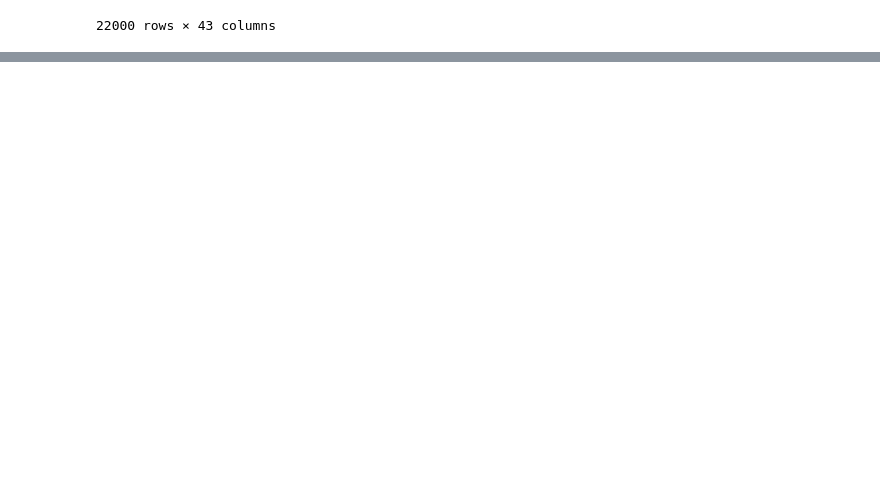
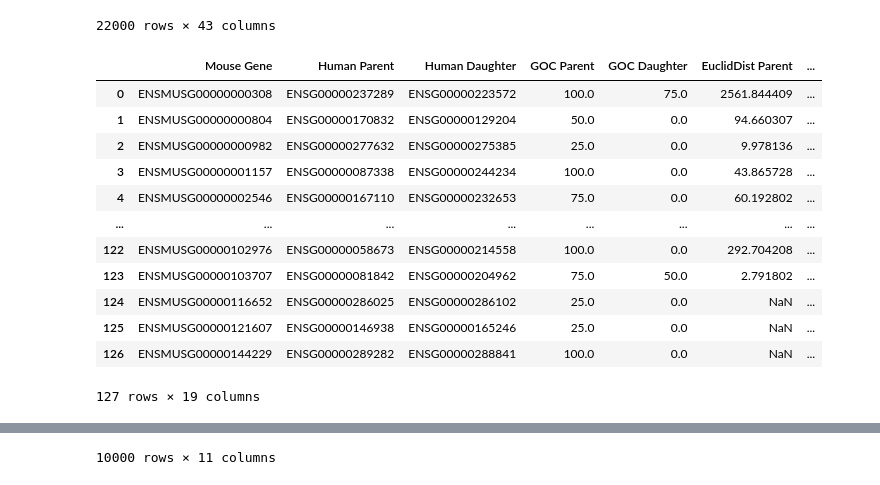
Before and after one commit to AndrewH72/Gene-Duplication, a Jupyter notebook: scripts/createStatsTable.ipynb, the cells around one changed output, grey strips where cells are left out. Cells and saved outputs as stored; diff of their text form; code cells hidden in the pictures; blank space fills up the shorter version.

Commit message:
fixed parental-daughter analysis for removal of retrogenes and enriched GO terms. also added modelevol to ortholog master table to identify neo/subfunctionalization and no changes

```diff
--- a/scripts/createStatsTable.ipynb
+++ b/scripts/createStatsTable.ipynb
@@ -3,27 +3,61 @@
 import pandas as pd
 from scipy import stats
 # %%
+orthoTable = pd.read_parquet("/Users/andrewhsu/Projects/McNair/data/orthologTableDistDupeBioTypeParentalDaughterGOEPExondNdSProtID.parquet")
 randomGenesDF = pd.read_csv("/Users/andrewhsu/Projects/McNair/data/randomGenesTable.csv")
-orthoTable = pd.read_parquet("/Users/andrewhsu/Projects/McNair/data/orthologTableDistDupeBioTypeParentalDaughterGOEPExondNdSProtID.parquet")
 humanParentDaughter = pd.read_parquet("/Users/andrewhsu/Projects/McNair/data/humanParentDaughter.parquet")
 mouseParentDaughter = pd.read_parquet("/Users/andrewhsu/Projects/McNair/data/mouseParentDaughter.parquet")
-parentDaughterDFs = {"Human": humanParentDaughter, "Mouse": mouseParentDaughter}
 
 orthoTable = orthoTable[(orthoTable["Human Gene Type"] == "protein_coding") & (orthoTable["Mouse Gene Type"] == "protein_coding")]
 orthoTableNoRetro = orthoTable[((orthoTable["Number of Human Exons"] != 1) | (orthoTable["Number of Mouse Exons"] != 1))]
 orthoTableNoOverUnderRepresentation = orthoTable[orthoTable["+/-"] == "nan"]
 display(orthoTable)
+
+humanParentDaughter = humanParentDaughter.merge(orthoTable[["Gene stable ID", "+/-", "Number of Human Exons"]], left_on="Human Parent", right_on="Gene stable ID", how="left").drop(columns=["Gene stable ID"]).rename(columns={"Number of Human Exons": "Number of Parental Human Exons", "+/-": "Parent Human +/-"})
+humanParentDaughter = humanParentDaughter.merge(orthoTable[["Gene stable ID", "+/-", "Number of Human Exons"]], left_on="Human Daughter", right_on="Gene stable ID", how="left").drop(columns=["Gene stable ID"]).rename(columns={"Number of Human Exons": "Number of Daughter Human Exons", "+/-": "Daughter Human +/-"})
+mouseParentDaughter = mouseParentDaughter.merge(orthoTable[["Mouse gene stable ID", "+/-", "Number of Mouse Exons"]], left_on="Mouse Parent", right_on="Mouse gene stable ID", how="left").drop(columns=["Mouse gene stable ID"]).rename(columns={"Number of Mouse Exons": "Number of Parental Mouse Exons", "+/-": "Parent Mouse +/-"})
+mouseParentDaughter = mouseParentDaughter.merge(orthoTable[["Mouse gene stable ID", "+/-", "Number of Mouse Exons"]], left_on="Mouse Daughter", right_on="Mouse gene stable ID", how="left").drop(columns=["Mouse gene stable ID"]).rename(columns={"Number of Mouse Exons": "Number of Daughter Mouse Exons", "+/-": "Daughter Mouse +/-"})
+
+humanParentDaughterNoRetro = humanParentDaughter[(humanParentDaughter["Number of Parental Human Exons"] != 1) | (humanParentDaughter["Number of Daughter Human Exons"] != 1)]
+humanParentDaughterNoOverUnderRepresentation = humanParentDaughter[(humanParentDaughter["Parent Human +/-"] != "nan") | (humanParentDaughter["Daughter Human +/-"] == "nan")]
+mouseParentDaughterNoRetro = mouseParentDaughter[(mouseParentDaughter["Number of Parental Mouse Exons"] != 1) | (mouseParentDaughter["Number of Daughter Mouse Exons"] != 1)]
+mouseParentDaughterNoOverUnderRepresentation = mouseParentDaughter[(mouseParentDaughter["Parent Mouse +/-"] != "nan") | (mouseParentDaughter["Daughter Mouse +/-"] == "nan")]
+
+parentDaughterDFs = {"Human": [humanParentDaughter, humanParentDaughterNoRetro, humanParentDaughterNoOverUnderRepresentation], "Mouse": [mouseParentDaughter, mouseParentDaughterNoRetro, mouseParentDaughterNoOverUnderRepresentation]}
+display(humanParentDaughter)
+
+randomGenesDF["Number of Human Exons"] = randomGenesDF["HumanID"].map(orthoTable.set_index("Gene stable ID")["Number of Human Exons"].to_dict())
+randomGenesDF["Number of Mouse Exons"] = randomGenesDF["MouseID"].map(orthoTable.set_index("Mouse gene stable ID")["Number of Mouse Exons"].to_dict())
+randomGenesDF["Human +/-"] = randomGenesDF["HumanID"].map(orthoTable.set_index("Gene stable ID")["+/-"].to_dict())
+randomGenesDF["Mouse +/-"] = randomGenesDF["MouseID"].map(orthoTable.set_index("Mouse gene stable ID")["+/-"].to_dict())
+
+randomGenesNoRetro = randomGenesDF[((randomGenesDF["Number of Human Exons"] != 1) | (randomGenesDF["Number of Mouse Exons"] != 1))]
+randomGenesNoOverUnderRepresentation = randomGenesDF[(randomGenesDF["Human +/-"] == "nan") & (randomGenesDF["Mouse +/-"] == "nan")]
+display(randomGenesDF)
 # %% [output]
 |  | Gene stable ID | Mouse gene stable ID | Mouse homology type | Mouse Gene-order conservation score | EuclidDist | ... |
 | 0 | ENSG00000065135 | ENSMUSG00000000001 | ortholog_one2one | 100.0 | 197.746445 | ... |
 | 1 | ENSG00000093009 | ENSMUSG00000000028 | ortholog_one2one | 100.0 | 24.533616 | ... |
 | 2 | ENSG00000102098 | ENSMUSG00000000037 | ortholog_one2one | 100.0 | 2.084639 | ... |
 | 3 | ENSG00000091583 | ENSMUSG00000000049 | ortholog_one2one | 100.0 | 1776.546401 | ... |
 | 4 | ENSG00000141562 | ENSMUSG00000000056 | ortholog_one2one | 100.0 | 70.950296 | ... |
 | ... | ... | ... | ... | ... | ... | ... |
 | 22117 | ENSG00000182854 | ENSMUSG00000109528 | ortholog_one2one | 50.0 | 0.007129 | ... |
 | 22118 | ENSG00000183303 | ENSMUSG00000109542 | ortholog_one2many | 75.0 | 0.025535 | ... |
 | 22119 | ENSG00000145700 | ENSMUSG00000109561 | ortholog_one2one | 100.0 | 0.362324 | ... |
 | 22120 | ENSG00000181143 | ENSMUSG00000109564 | ortholog_one2one | 75.0 | 11.742337 | ... |
 | 22121 | ENSG00000206113 | ENSMUSG00000109572 | ortholog_one2one | 100.0 | 0.733072 | ... |
 22000 rows × 43 columns
+|  | Mouse Gene | Human Parent | Human Daughter | GOC Parent | GOC Daughter | EuclidDist Parent | ... |
+| 0 | ENSMUSG00000000308 | ENSG00000237289 | ENSG00000223572 | 100.0 | 75.0 | 2561.844409 | ... |
+| 1 | ENSMUSG00000000804 | ENSG00000170832 | ENSG00000129204 | 50.0 | 0.0 | 94.660307 | ... |
+| 2 | ENSMUSG00000000982 | ENSG00000277632 | ENSG00000275385 | 25.0 | 0.0 | 9.978136 | ... |
+| 3 | ENSMUSG00000001157 | ENSG00000087338 | ENSG00000244234 | 100.0 | 0.0 | 43.865728 | ... |
+| 4 | ENSMUSG00000002546 | ENSG00000167110 | ENSG00000232653 | 75.0 | 0.0 | 60.192802 | ... |
+| ... | ... | ... | ... | ... | ... | ... | ... |
+| 122 | ENSMUSG00000102976 | ENSG00000058673 | ENSG00000214558 | 100.0 | 0.0 | 292.704208 | ... |
+| 123 | ENSMUSG00000103707 | ENSG00000081842 | ENSG00000204962 | 75.0 | 50.0 | 2.791802 | ... |
+| 124 | ENSMUSG00000116652 | ENSG00000286025 | ENSG00000286102 | 25.0 | 0.0 | NaN | ... |
+| 125 | ENSMUSG00000121607 | ENSG00000146938 | ENSG00000165246 | 25.0 | 0.0 | NaN | ... |
+| 126 | ENSMUSG00000144229 | ENSG00000289282 | ENSG00000288841 | 100.0 | 0.0 | NaN | ... |
+127 rows × 19 columns
@@ -29,0 +76 @@ display(orthoTable)
+10000 rows × 11 columns
```
Also changed, not shown: parts of 6 cells of this notebook, 4 other files.
